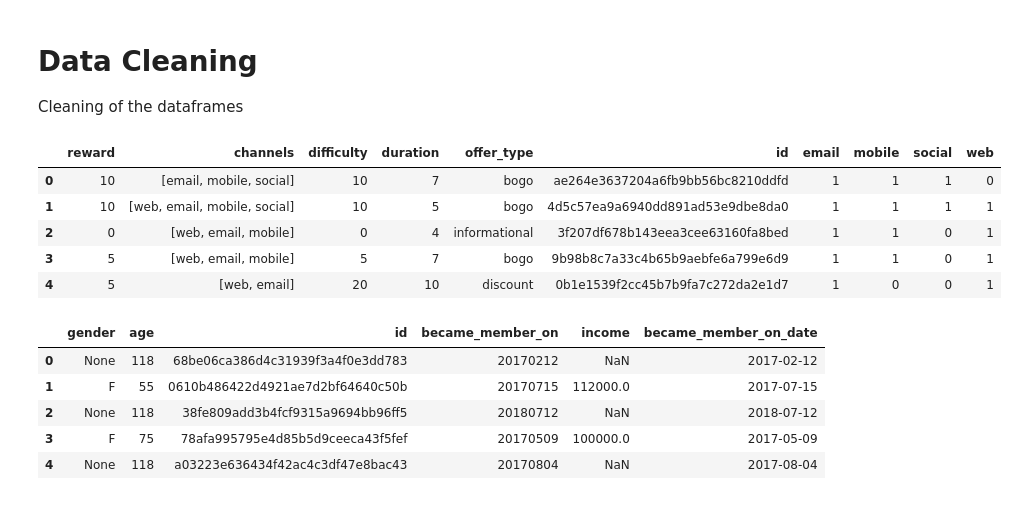
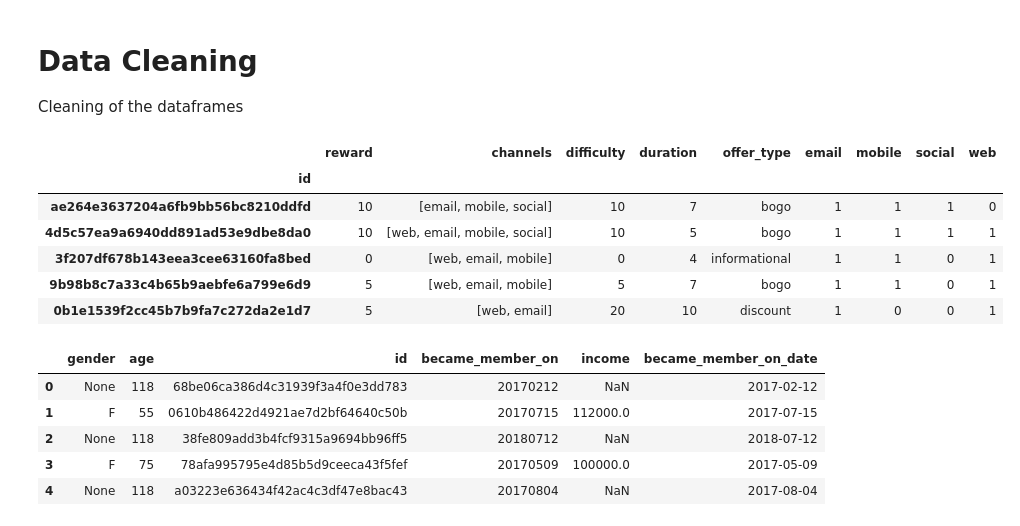
Before and after one commit to Sawy89/dsnd_starbucks_capstone, a Jupyter notebook: Starbucks_Capstone_notebook.ipynb, the cells around one changed output. Drawn from its saved outputs; the diff is of its cells as text; code cells hidden in the pictures.

```diff
--- a/Starbucks_Capstone_notebook.ipynb
+++ b/Starbucks_Capstone_notebook.ipynb
@@ -198,14 +198,16 @@ Cleaning of the dataframes
 # %%
 # Converting channels in specific dummy column
 portfolio = portfolio.join(pd.get_dummies(portfolio['channels'].apply(pd.Series).stack()).sum(level=0))
+portfolio.set_index('id', inplace=True)
 portfolio.head()
 # %% [output]
-|  | reward | channels | difficulty | duration | offer_type | id | email | mobile | social | web |
-| 0 | 10 | [email, mobile, social] | 10 | 7 | bogo | ae264e3637204a6fb9bb56bc8210ddfd | 1 | 1 | 1 | 0 |
-| 1 | 10 | [web, email, mobile, social] | 10 | 5 | bogo | 4d5c57ea9a6940dd891ad53e9dbe8da0 | 1 | 1 | 1 | 1 |
-| 2 | 0 | [web, email, mobile] | 0 | 4 | informational | 3f207df678b143eea3cee63160fa8bed | 1 | 1 | 0 | 1 |
-| 3 | 5 | [web, email, mobile] | 5 | 7 | bogo | 9b98b8c7a33c4b65b9aebfe6a799e6d9 | 1 | 1 | 0 | 1 |
-| 4 | 5 | [web, email] | 20 | 10 | discount | 0b1e1539f2cc45b7b9fa7c272da2e1d7 | 1 | 0 | 0 | 1 |
+|  | reward | channels | difficulty | duration | offer_type | email | mobile | social | web |
+| id |  |  |  |  |  |  |  |  |  |
+| ae264e3637204a6fb9bb56bc8210ddfd | 10 | [email, mobile, social] | 10 | 7 | bogo | 1 | 1 | 1 | 0 |
+| 4d5c57ea9a6940dd891ad53e9dbe8da0 | 10 | [web, email, mobile, social] | 10 | 5 | bogo | 1 | 1 | 1 | 1 |
+| 3f207df678b143eea3cee63160fa8bed | 0 | [web, email, mobile] | 0 | 4 | informational | 1 | 1 | 0 | 1 |
+| 9b98b8c7a33c4b65b9aebfe6a799e6d9 | 5 | [web, email, mobile] | 5 | 7 | bogo | 1 | 1 | 0 | 1 |
+| 0b1e1539f2cc45b7b9fa7c272da2e1d7 | 5 | [web, email] | 20 | 10 | discount | 1 | 0 | 0 | 1 |
 # %%
 # Convert become_member_on in datetime
 profile['became_member_on_date'] = pd.to_datetime(profile['became_member_on'], format='%Y%m%d')
```
Also changed, not shown: parts of 16 cells of this notebook.
